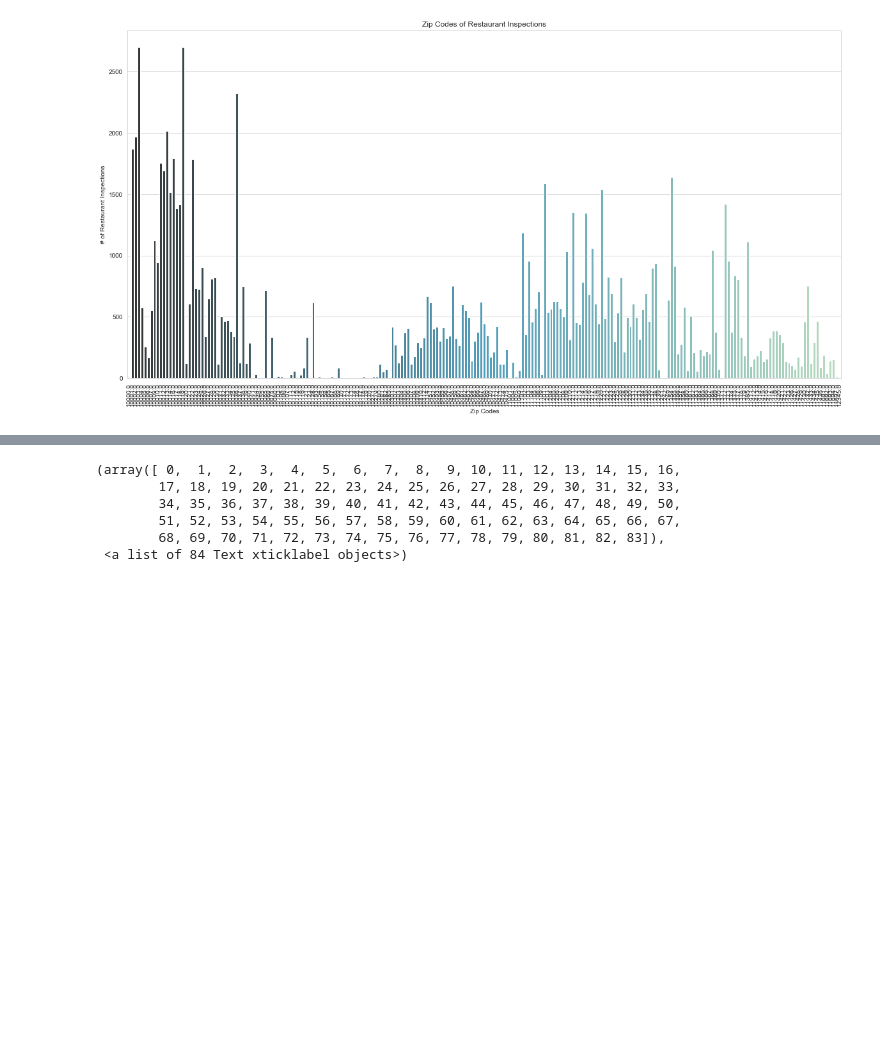
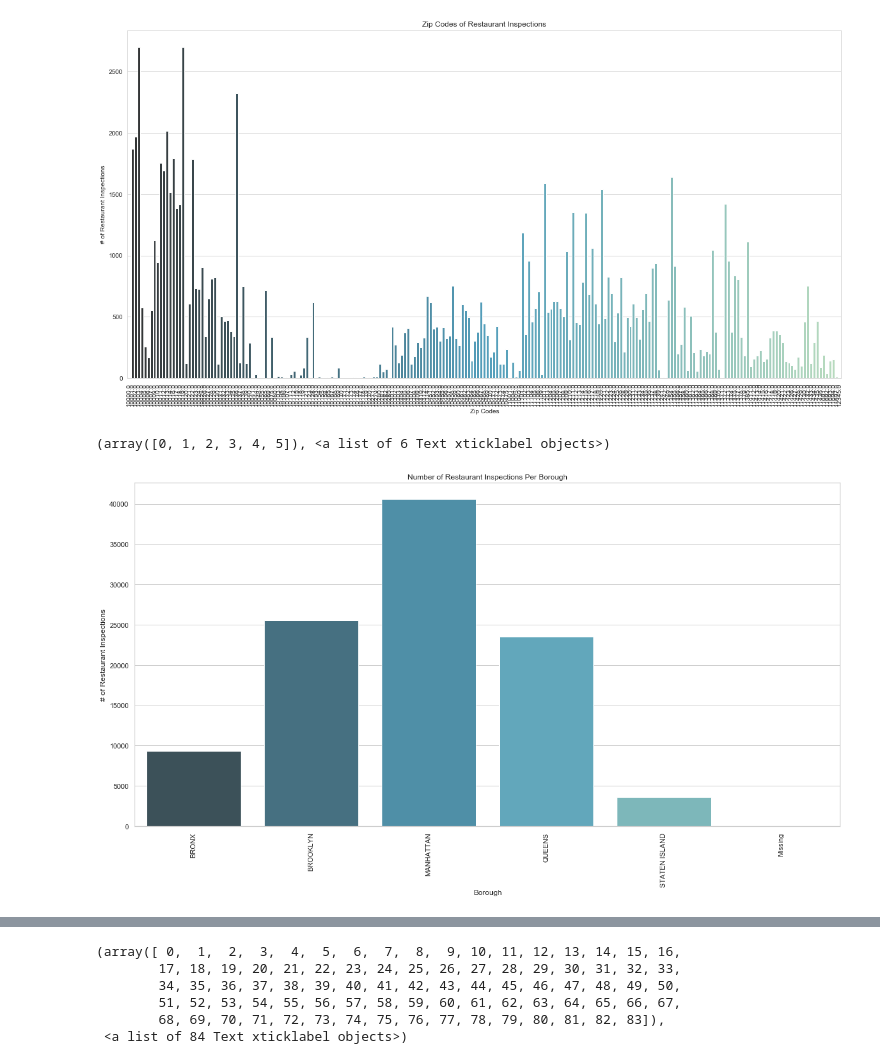
Before and after one commit to deep22kar/random-forest, a Jupyter notebook: EDA_Models1.ipynb, the cells around one changed output, grey strips where cells are left out. Saved outputs shown, nothing was run; the diff lists cells and outputs as text; code cells hidden in the pictures; blank space fills up the shorter version.

```diff
--- a/EDA_Models1.ipynb
+++ b/EDA_Models1.ipynb
@@ -428,3 +443,16 @@ plt.xticks(rotation=90)
         208, 209, 210, 211, 212, 213, 214, 215, 216, 217, 218, 219, 220,
         221, 222, 223, 224]), <a list of 225 Text xticklabel objects>)
 [figure]
+# %%
+# Plot of Frequency of Zip Codes
+sns.set_style('whitegrid')
+plt.figure(figsize=(20,10))
+
+ax = sns.countplot(x = data['BORO']b, data = data, palette = 'GnBu_d')
+ax.set_xlabel('Borough')
+ax.set_ylabel('# of Restaurant Inspections')
+ax.set_title('Number of Restaurant Inspections Per Borough')
+plt.xticks(rotation=90)
+# %% [output]
+(array([0, 1, 2, 3, 4, 5]), <a list of 6 Text xticklabel objects>)
+[figure, added]
```
Also changed, not shown: parts of 6 cells of this notebook, 2 other files.
